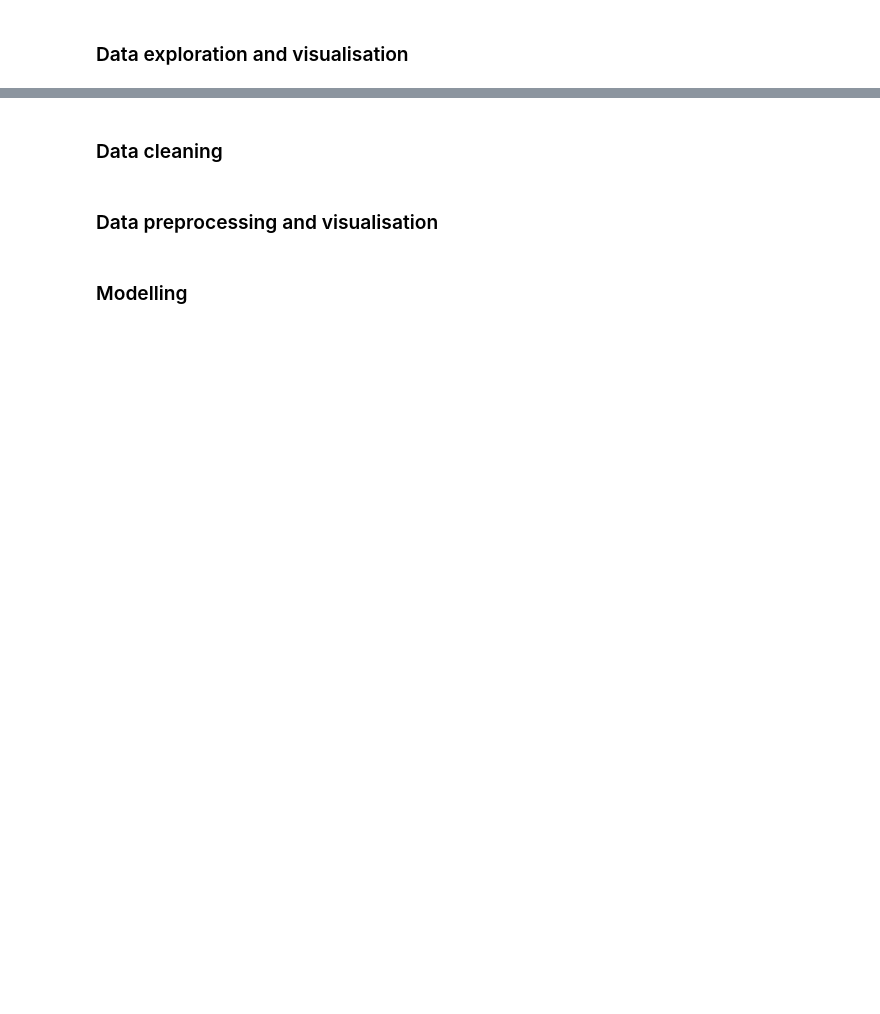
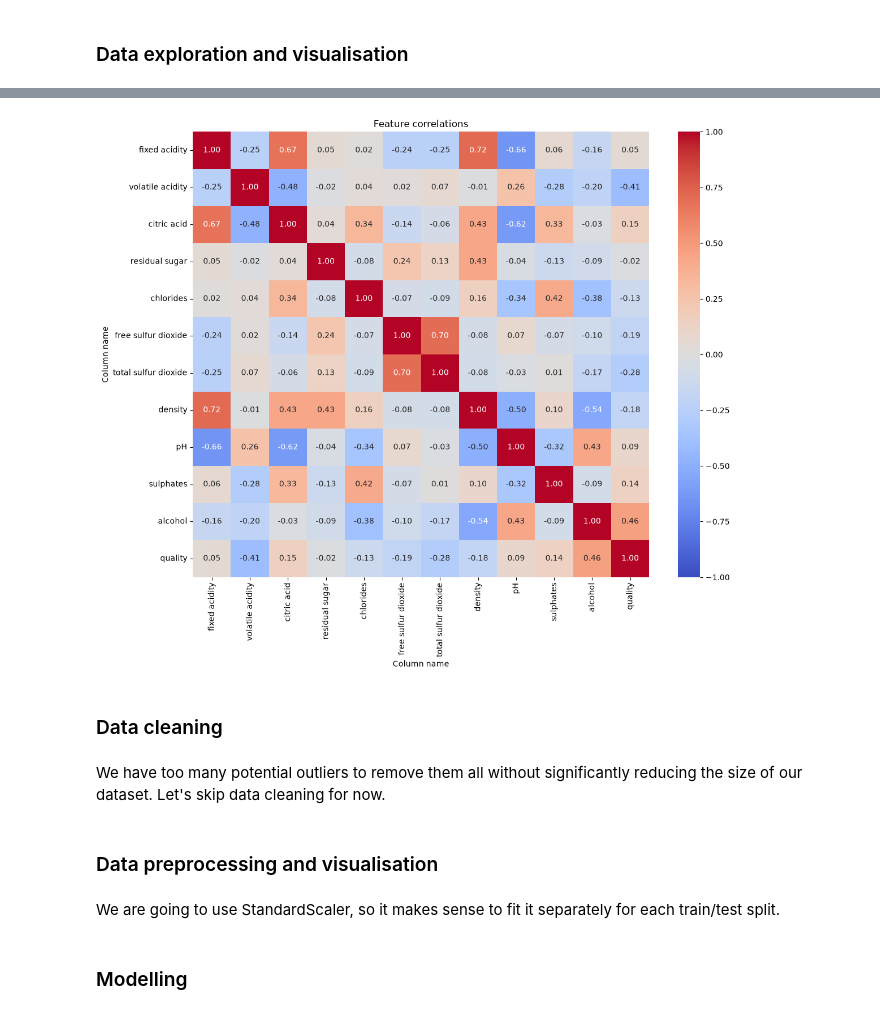
Before and after one commit to kambizaur/DAT200-CA3, a Jupyter notebook: kernel-based_classifiers.ipynb, the cells around one changed output, grey strips where cells are left out. Cells and saved outputs as stored; diff of their text form; code cells hidden in the pictures; blank space fills up the shorter version.

```diff
--- a/kernel-based_classifiers.ipynb
+++ b/kernel-based_classifiers.ipynb
@@ -40,2 +141,24 @@ train_df
+# %%
+corr = df.corr()
+
+plt.figure(figsize=(12, 10))
+
+sns.heatmap(
+    data=corr,
+    annot=True,
+    fmt=".2f",
+    cmap="coolwarm",
+    vmin=-1,
+    vmax=1,
+    center=0,
+)
+
+plt.title("Feature correlations")
+plt.tight_layout()
+plt.show()
+# %% [output]
+[figure, added]
 # %% [markdown]
 ### Data cleaning
+# %% [markdown]
+We have too many potential outliers to remove them all without significantly reducing the size of our dataset. Let's skip data cleaning for now.
@@ -42,4 +167,6 @@ train_df
 # %% [markdown]
 ### Data preprocessing and visualisation
+# %% [markdown]
+We are going to use StandardScaler, so it makes sense to fit it separately for each train/test split.
 # %% [markdown]
 ### Modelling
```
Also changed, not shown: parts of 18 cells of this notebook.
